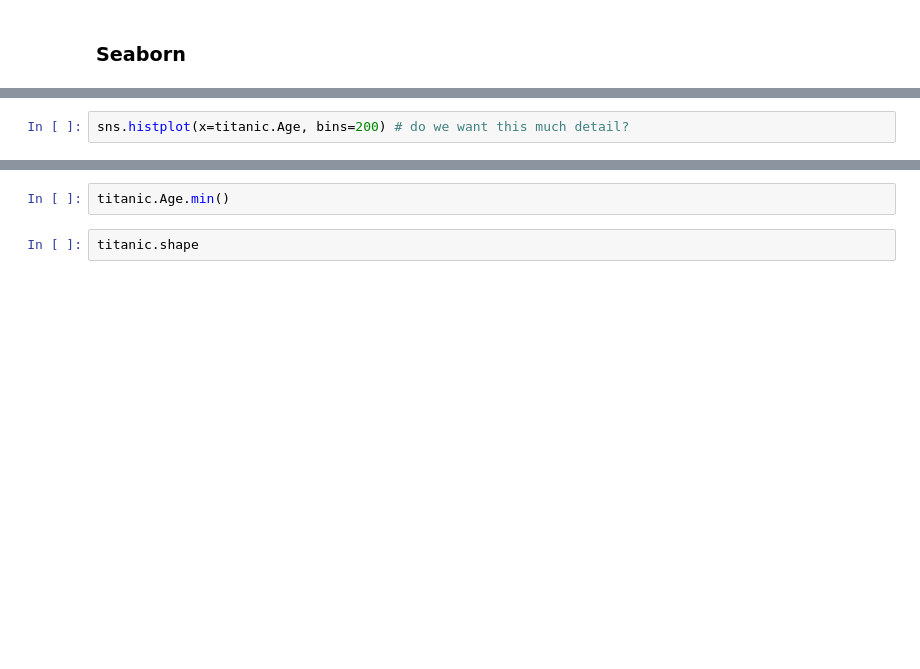
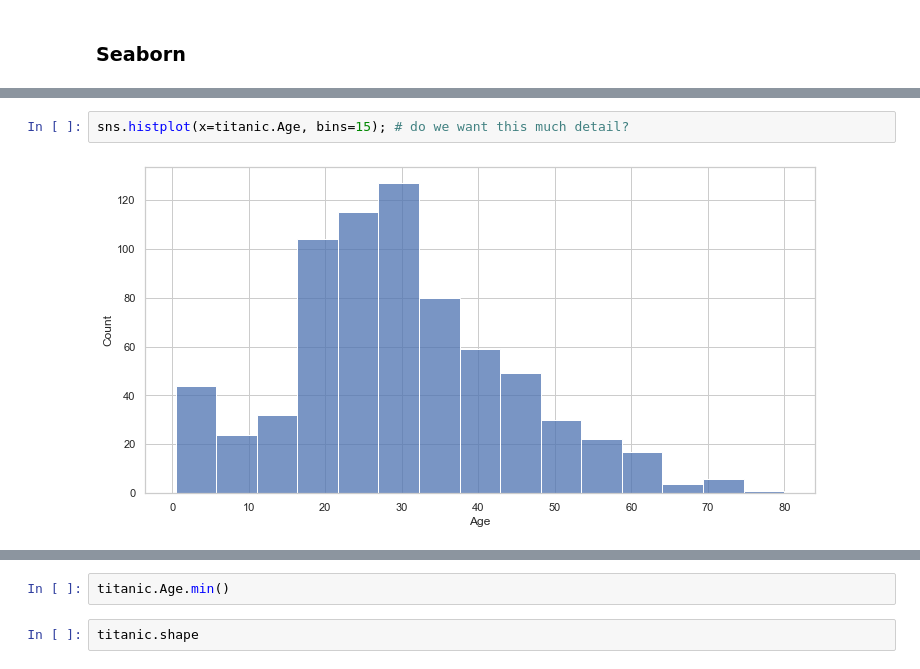
Before and after one commit to Ironhack-data-bcn-oct-2023/lectures, a Jupyter notebook: week-2/4- Visualization I.ipynb, the cells around one changed output, grey strips where cells are left out. Drawn from its saved outputs; the diff is of its cells as text; blank space fills up the shorter version.

```diff
--- a/week-2/4- Visualization I.ipynb
+++ b/week-2/4- Visualization I.ipynb
@@ -233,2 +412,4 @@ sns.histplot(x=titanic.Age)
 # %%
-sns.histplot(x=titanic.Age, bins=200) # do we want this much detail?
+sns.histplot(x=titanic.Age, bins=15); # do we want this much detail?
+# %% [output]
+[figure, added]
```
Also changed, not shown: parts of 41 cells of this notebook, 1 other file.
